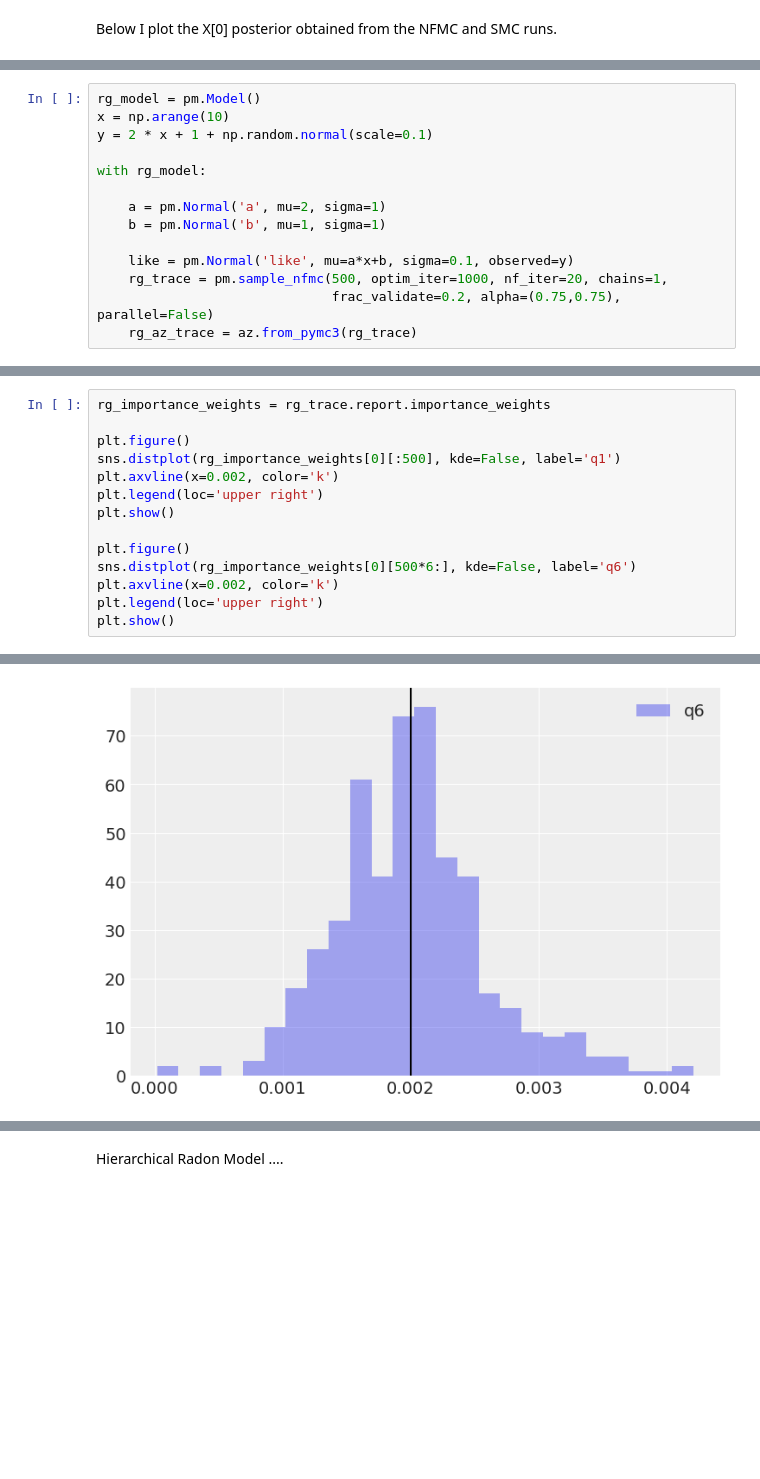
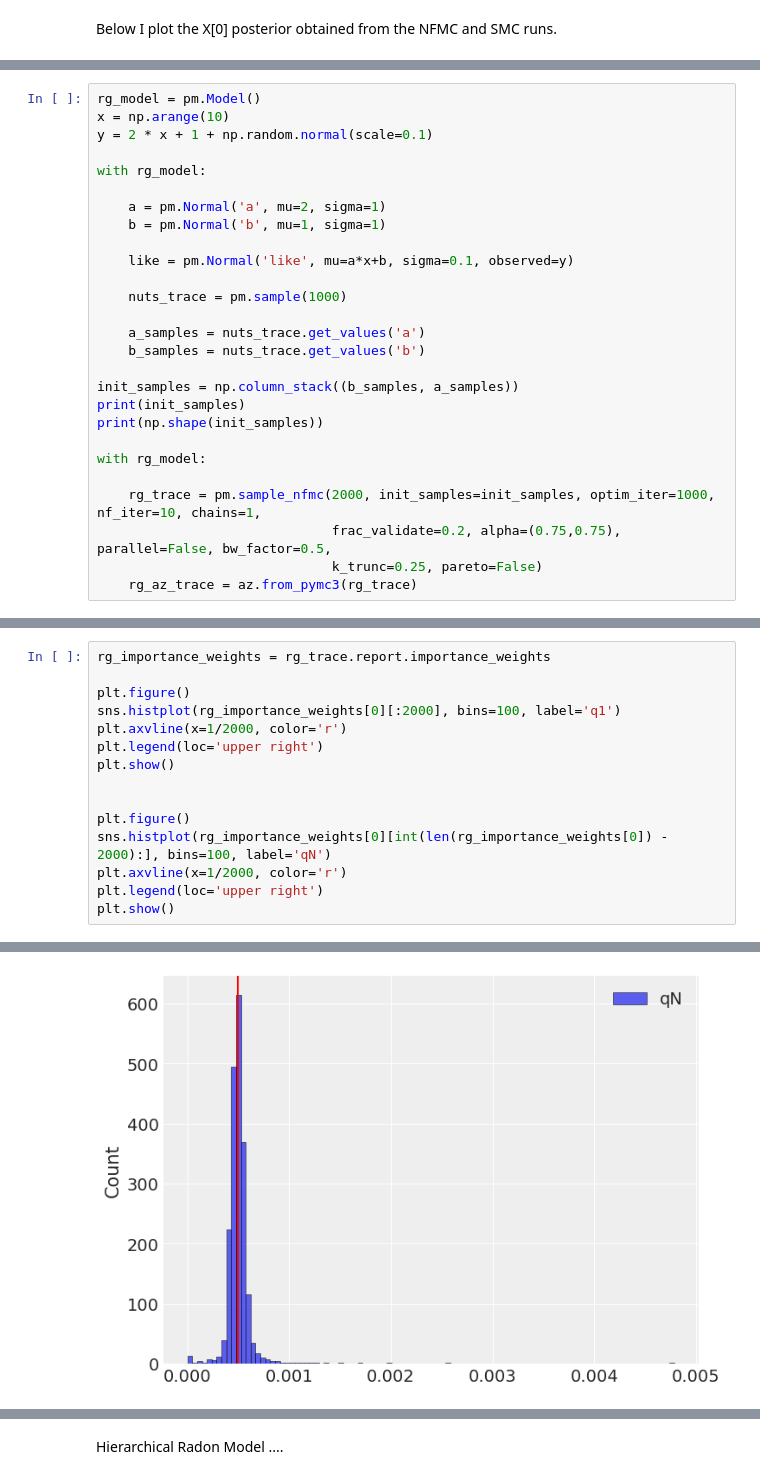
Before and after one commit to RichardGrumitt/NS_NFMC_tests, a Jupyter notebook: nfmc_tests.ipynb, the cells around one changed output, grey strips where cells are left out. Saved outputs shown, nothing was run; the diff lists cells and outputs as text; blank space fills up the shorter version.

Commit message:
Add tests starting from SMC or NUTS samples

```diff
--- a/nfmc_tests.ipynb
+++ b/nfmc_tests.ipynb
@@ -250,7 +250,20 @@ with rg_model:
     b = pm.Normal('b', mu=1, sigma=1)
 
     like = pm.Normal('like', mu=a*x+b, sigma=0.1, observed=y)
-    rg_trace = pm.sample_nfmc(500, optim_iter=1000, nf_iter=20, chains=1,
-                              frac_validate=0.2, alpha=(0.75,0.75), parallel=False)
+
+    nuts_trace = pm.sample(1000)
+
+    a_samples = nuts_trace.get_values('a')
+    b_samples = nuts_trace.get_values('b')
+
+init_samples = np.column_stack((b_samples, a_samples))
+print(init_samples)
+print(np.shape(init_samples))
+
+with rg_model:
+
+    rg_trace = pm.sample_nfmc(2000, init_samples=init_samples, optim_iter=1000, nf_iter=10, chains=1,
+                              frac_validate=0.2, alpha=(0.75,0.75), parallel=False, bw_factor=0.5,
+                              k_trunc=0.25, pareto=False)
     rg_az_trace = az.from_pymc3(rg_trace)
 # %% [output]
@@ -282,14 +311,15 @@ plt.show()
 rg_importance_weights = rg_trace.report.importance_weights
 
 plt.figure()
-sns.distplot(rg_importance_weights[0][:500], kde=False, label='q1')
-plt.axvline(x=0.002, color='k')
+sns.histplot(rg_importance_weights[0][:2000], bins=100, label='q1')
+plt.axvline(x=1/2000, color='r')
 plt.legend(loc='upper right')
 plt.show()
 
+
 plt.figure()
-sns.distplot(rg_importance_weights[0][500*6:], kde=False, label='q6')
-plt.axvline(x=0.002, color='k')
+sns.histplot(rg_importance_weights[0][int(len(rg_importance_weights[0]) - 2000):], bins=100, label='qN')
+plt.axvline(x=1/2000, color='r')
 plt.legend(loc='upper right')
 plt.show()
 # %% [output]
@@ -297,3 +327,3 @@ plt.show()
-[figure, old version]
+[figure, new version]
 # %%
 with rg_model:
```
Also changed, not shown: parts of 21 cells of this notebook.
